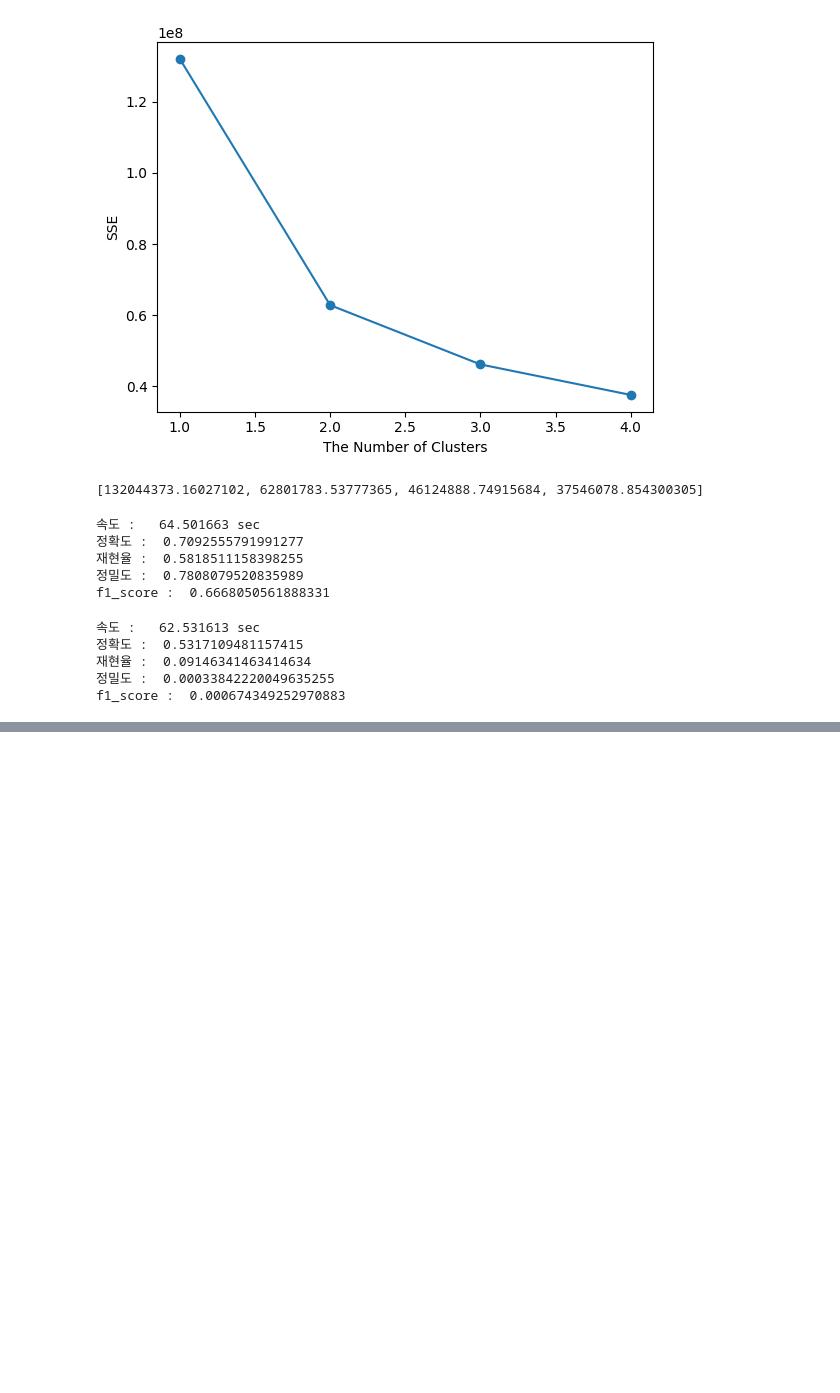
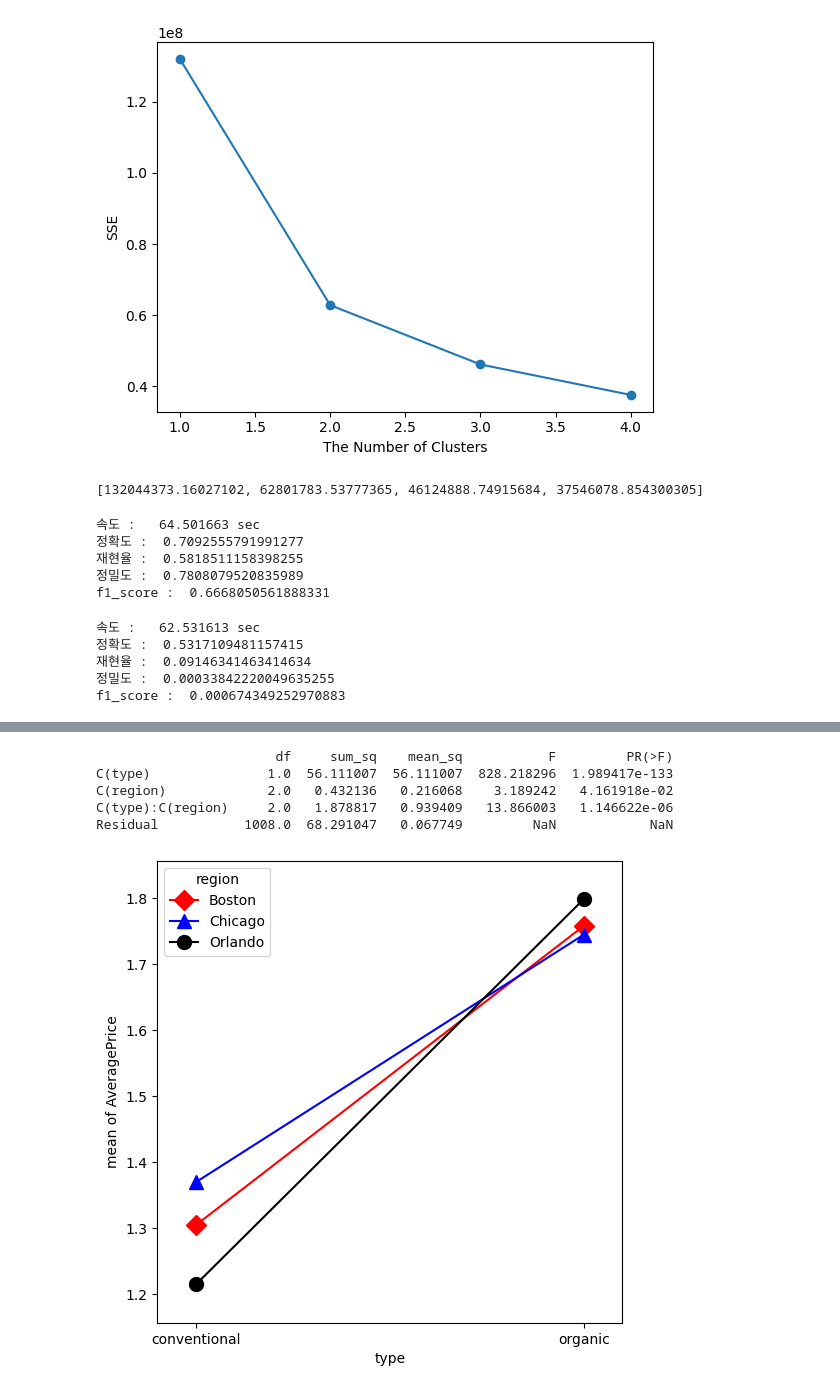
Before and after one commit to blackbutterfly0852/ADP_PRACTICE, a Jupyter notebook: 230302_27회기출.ipynb, the cells around one changed output, grey strips where cells are left out. Cells and saved outputs as stored; diff of their text form; code cells hidden in the pictures; blank space fills up the shorter version.

```diff
--- a/230302_27회기출.ipynb
+++ b/230302_27회기출.ipynb
@@ -420,0 +506,56 @@ f1_score :  0.000674349252970883
+# %%
+# 5-1.지하철 호선과 월별, 승객 수 간 상관관계가 있는지 확인(Type III Anova 사용)
+# 5-2 귀무가설과 대립가설 설정하라
+# 5-3 통계량을 구하고, 대립가설 채택여부를 기술하라
+
+import pandas as pd
+import numpy as np
+import scipy.stats as stats
+from statsmodels.formula.api import ols
+from statsmodels.stats.anova import anova_lm
+
+# 1. 독립변수, 종속변수 Series로 변경
+df = pd.read_csv('data/avocado.csv')
+df = df[ (df['region']=='Orlando') | (df['region']=='Boston' )
+        | (df['region']=='Chicago') ].reset_index(drop=True)
+s_average = df['AveragePrice']
+s_type = df['type']
+s_region = df['region']
+
+# 2. 모델 적합
+formula = 'AveragePrice ~ C(type)*C(region)'
+model = ols(formula, df).fit()
+aov_table = anova_lm(model, type = 3) # type 3진행
+print(aov_table)
+
+# 3. 상호작용 그래프
+from statsmodels.graphics.factorplots import interaction_plot
+import matplotlib.pyplot as plt
+fig, axs = plt.subplots(figsize = (6,6))
+fig = interaction_plot(s_type, s_region, s_average, colors = ['red', 'blue', 'black']
+                       , markers = ['D', '^', 'o'], ms = 10, ax = axs)
+
+
+# 분산분석은 종속변수(반응변수)에 대해 두 개의 범주형 변수 A, B의 영향을 알아보기 위해 사용되는 검증 방법이다.
+# 가설은 아래와 같이 세울 수 있다.
+# 상호작용효과 검정에 대한 가설
+# > 귀무가설 : region과 avocado type 간에는 상호작용 효과가 없다.
+# > 대립가설 : region과 avocado type 간에는 상호작용 효과가 있다. 즉 region이 average price 미치는 영향은 type 수준에 따라 달라진다.
+# 주효과 검정에 대한 가설
+# > 귀무가설 : region 종류에 따른 average price 차이는 존재하지 않는다.
+# > 대립가설 : region 종류에 따른 average price 차이는 존재한다.
+# > 귀무가설 : type 종류에 따른 average price 차이는 존재하지 않는다.
+# > 대립가설 : type 종류에 따른 average price 차이는 존재한다.
+# 상호작용에 대한 검정 결과는 C(type):C(region) 행의 p-value 값을 보고 판단할 수 있다.
+# 유의수준 0.05 하에서 귀무가설을 기각할 수 있으며 유의수준 0.05 하에서 상호작용효과가 있다고 할 수 있다.
+# 또한 주효과 검정도 모두 유의수준 0.05하에서 유의하므로 각 변수의 종류에 따른 average price의 차이가 있다고 할 수 있다.
+# 더 직관적으로 판단하기위해 상호작용 그래프로 해당 모델을 표현하였다.
+# 통계표에서 보았던 상호작용 효과와 각 변수별 차이가 확실히 나타남을 알 수 있다.
+# 특히 orlando에서는 다른 지역보다 conventional 대비 orgainc의 선호도가 높음을 알 수 있다.
+# %% [output]
+                       df     sum_sq    mean_sq           F         PR(>F)
+C(type)               1.0  56.111007  56.111007  828.218296  1.989417e-133
+C(region)             2.0   0.432136   0.216068    3.189242   4.161918e-02
+C(type):C(region)     2.0   1.878817   0.939409   13.866003   1.146622e-06
+Residual           1008.0  68.291047   0.067749         NaN            NaN
+[figure, added]
```
Also changed, not shown: parts of 3 cells of this notebook, 3 other files.
